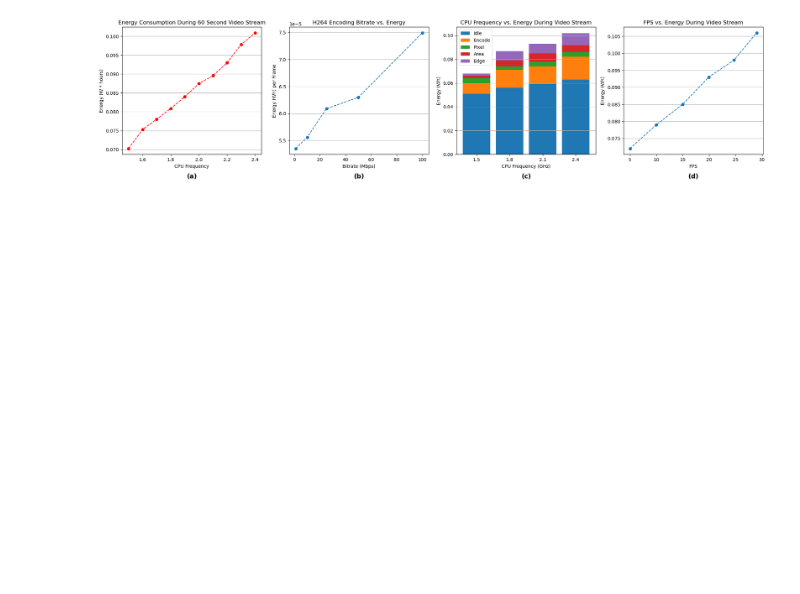
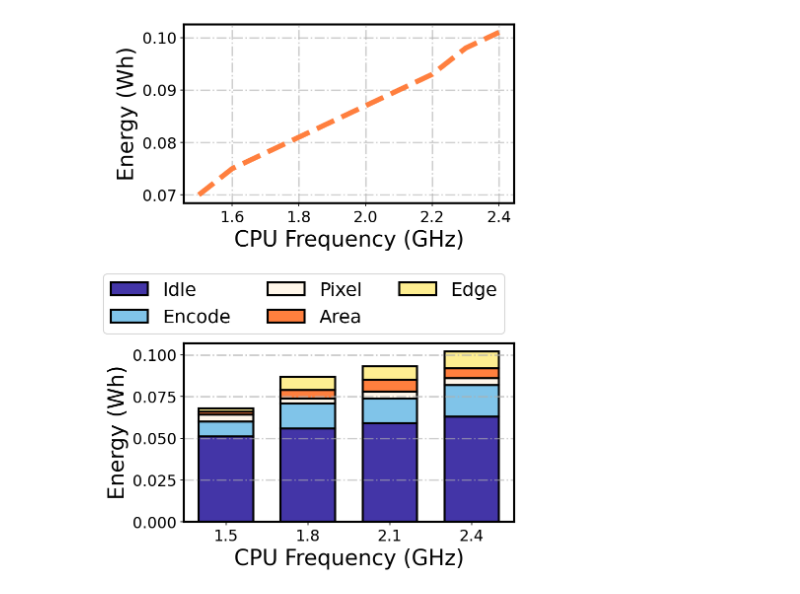
Before and after one commit to bencivjan/ecolens, a Jupyter notebook: viz/paper_figures.ipynb, the cells around one changed output. Cells and saved outputs as stored; diff of their text form; code cells hidden in the pictures; blank space fills up the shorter version.

Commit message:
Save paper figures

```diff
--- a/viz/paper_figures.ipynb
+++ b/viz/paper_figures.ipynb
@@ -5,69 +52,46 @@ import numpy as np
 # %%
-fig, (ax1, ax2, ax3, ax4) = plt.subplots(1, 4, figsize=(25, 5))
+fig, (ax1, ax2) = plt.subplots(2, 1, figsize=(6, 8))
 
-# CPU Freq to energy
-cpu_freq = [1.5, 1.6, 1.7, 1.8, 1.9, 2.0, 2.1, 2.2, 2.3, 2.4]#, 'On\nDemand']
-energy = [0.07025120551138889, 0.07532035703416666, 0.0780035295825, 0.08085777007083333, 0.08398784145, 0.0874561251675, 0.08954470838138891, 0.09296977443194447, 0.09778925191138887, 0.10089725351333331]#, 0.10073558033444444]
+# Set a professional color palette
+colors = ['#4335A7', '#80C4E9', '#FFF6E9', '#FF7F3E', '#FEEE91']
+# colors = ['#7695FF', '#FF6600', '#F5F5F5', '#179BAE', '#A459D1']
 
-ax1.plot(cpu_freq, energy, 'ro--')
-ax1.set_title('Energy Consumption During 60 Second Video Stream')
-# ax1.set_xticklabels(cpu_freq, rotation=45)
-ax1.set_xlabel('CPU Frequency')
-ax1.set_ylabel('Energy (W * hours)')
-ax1.grid(True, axis='y')
+# CPU Frequency vs. Energy Line Plot
+cpu_freq = [1.5, 1.6, 1.7, 1.8, 1.9, 2.0, 2.1, 2.2, 2.3, 2.4]
+energy = [0.070, 0.075, 0.078, 0.081, 0.084, 0.087, 0.090, 0.093, 0.098, 0.101]
 
+ax1.plot(cpu_freq, energy, linestyle='--', linewidth=5, color=colors[3], markersize=8)
+# ax1.set_title('Energy Consumption During 60s Video Stream', fontsize=14, fontweight='bold')
+ax1.set_xlabel('CPU Frequency (GHz)')
+ax1.set_ylabel('Energy (Wh)')
+ax1.tick_params(axis='both', labelsize=15)
+ax1.grid(True, linestyle='-.', linewidth=1.5, alpha=0.6)
 
-# H264 Bitrate to energy
-bitrate_energy = [0.096, 0.099, 0.104, 0.109, 0.104]
-bitrate_energy_fps = [0.096 / 29.899, 0.099 / 29.681, 0.104 / 28.464, 0.109 / 28.842, 0.104 / 23.135]
-for i in range(len(bitrate_energy_fps)):
-    bitrate_energy_fps[i] = bitrate_energy_fps[i] / 60 # Convert to energy / frame instead of energy / fps
-bitrates = [1, 10, 25, 50, 100]
-
-ax2.plot(bitrates, bitrate_energy_fps, 'o--')
-ax2.set_title('H264 Encoding Bitrate vs. Energy')
-ax2.set_xlabel('Bitrate (Mbps)')
-ax2.set_ylabel('Energy (Wh) per Frame')
-ax2.grid(True, axis='y')
-
-
+# CPU Frequency vs. Stacked Energy Bar Graph
 cpu_freq = np.array([1.5, 1.8, 2.1, 2.4])
 idle_energy = np.array([0.051, 0.056, 0.059, 0.063])
-encode_energy = np.array([0.06, 0.071, 0.074, 0.082]) # Read, encode
-pixel_encode_energy = np.array([0.064, 0.074, 0.078, 0.086]) # Read, encode, feature
-area_encode_energy = np.array([0.066, 0.079, 0.085, 0.092]) # Read, encode, feature
-edge_encode_energy = np.array([0.068, 0.087, 0.093, 0.102]) # Read, encode, feature
+encode_energy = np.array([0.06, 0.071, 0.074, 0.082])
+pixel_encode_energy = np.array([0.064, 0.074, 0.078, 0.086])
+area_encode_energy = np.array([0.066, 0.079, 0.085, 0.092])
+edge_encode_energy = np.array([0.068, 0.087, 0.093, 0.102])
 
-bar_width = 0.25
-ax3.bar(cpu_freq, idle_energy, width=bar_width, label='Idle')
-ax3.bar(cpu_freq, encode_energy-idle_energy, width=bar_width, bottom=idle_energy, label='Encode')
-ax3.bar(cpu_freq, pixel_encode_energy-encode_energy, width=bar_width, bottom=encode_energy, label='Pixel')
-ax3.bar(cpu_freq, area_encode_energy-pixel_encode_energy, width=bar_width, bottom=pixel_encode_energy, label='Area')
-ax3.bar(cpu_freq, edge_encode_energy-area_encode_energy, width=bar_width, bottom=area_encode_energy, label='Edge')
-ax3.set_xticks(cpu_freq)
-ax3.set_title('CPU Frequency vs. Energy During Video Stream')
-ax3.set_xlabel('CPU Frequency (GHz)')
-ax3.set_ylabel('Energy (Wh)')
-ax3.grid(True, axis='y')
-ax3.legend()
+bar_width = 0.2
+linewidth = 2
+ax2.bar(cpu_freq, idle_energy, width=bar_width, label='Idle', color=colors[0], edgecolor='black', linewidth=linewidth)
+ax2.bar(cpu_freq, encode_energy - idle_energy, width=bar_width, bottom=idle_energy, label='Encode', color=colors[1], edgecolor='black', linewidth=linewidth)
+ax2.bar(cpu_freq, pixel_encode_energy - encode_energy, width=bar_width, bottom=encode_energy, label='Pixel', color=colors[2], edgecolor='black', linewidth=linewidth)
+ax2.bar(cpu_freq, area_encode_energy - pixel_encode_energy, width=bar_width, bottom=pixel_encode_energy, label='Area', color=colors[3], edgecolor='black', linewidth=linewidth)
+ax2.bar(cpu_freq, edge_encode_energy - area_encode_energy, width=bar_width, bottom=area_encode_energy, label='Edge', color=colors[4], edgecolor='black', linewidth=linewidth)
 
+ax2.set_xticks(cpu_freq)
+# ax2.set_title('CPU Frequency vs. Energy Breakdown', fontsize=14, fontweight='bold')
+ax2.set_xlabel('CPU Frequency (GHz)')
+ax2.set_ylabel('Energy (Wh)')
+ax2.tick_params(axis='both', labelsize=15)
+ax2.grid(True, axis='y', linestyle='-.', linewidth=1.5, alpha=0.6)
+ax2.legend(fontsize=18, loc='lower right', bbox_to_anchor=(1, 1), ncol=3)
 
-# FPS to Energy
-fps = [4.99, 9.99, 14.97, 19.93, 24.71, 28.98]
-encoding_energy_2_4ghz = [0.072, 0.079, 0.085, 0.093, 0.098, 0.106]
-ax4.plot(fps, encoding_energy_2_4ghz, 'o--')
-ax4.set_title('FPS vs. Energy During Video Stream')
-ax4.set_xlabel('FPS')
-ax4.set_ylabel('Energy (Wh)')
-ax4.grid(True, axis='y')
-
-labels = [r'(a)', r'(b)', r'(c)', r'(d)']
-positions = [(0.5, -0.15)] * 4  # Centered below each subplot
-
-# Add labels below each subplot
-for ax, label, pos in zip([ax1,ax2,ax3,ax4], labels, positions):
-    ax.text(pos[0], pos[1], label, transform=ax.transAxes, weight='bold', fontsize=14, ha='center', va='top')
-
+plt.tight_layout()
 plt.show()
 # %% [output]
-[figure, old version]
+[figure, new version]
```
Also changed, not shown: parts of 13 cells of this notebook, 17 other files.
